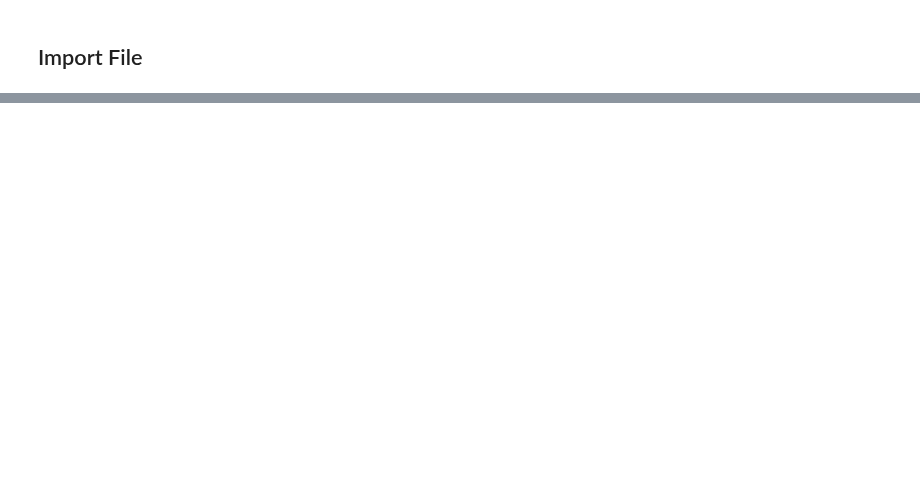
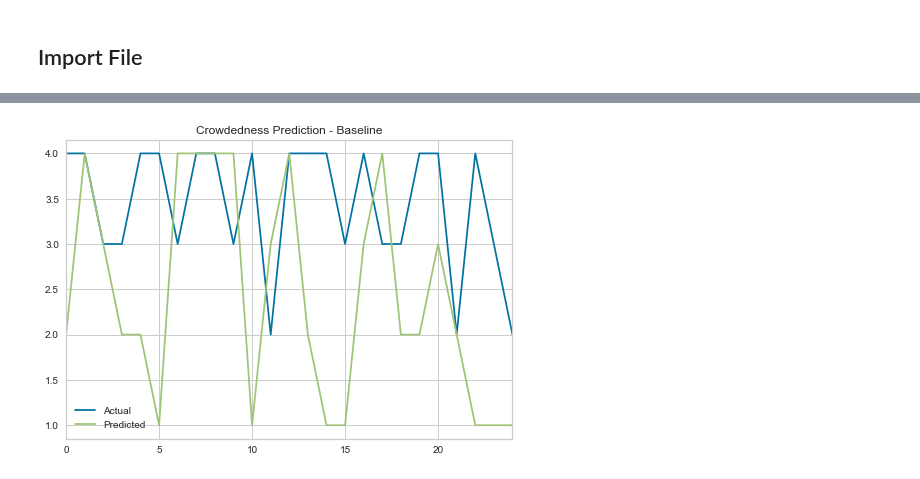
Before and after one commit to LeDon96/CrowdednessPrediction, a Jupyter notebook: Jupyter Notebooks/ClassificationModels.ipynb, the cells around one changed output, grey strips where cells are left out. Drawn from its saved outputs; the diff is of its cells as text; code cells hidden in the pictures; blank space fills up the shorter version.

Commit message:
added all the classification models
- Random clas, log reg, rfc, xgb

```diff
--- a/Jupyter Notebooks/ClassificationModels.ipynb
+++ b/Jupyter Notebooks/ClassificationModels.ipynb
@@ -29,0 +41,10 @@ full_df.head()
+# %%
+size = 0.9
+split_date = pd.Timestamp(2018, 12, 31)
+sensor = "GAWW-02"
+eval_start_date = pd.Timestamp(2019, 1, 1)
+eval_end_date = pd.Timestamp(2019, 1, 31)
+# %%
+full_df = split.clasCrowdednessCounts(full_df)
+# %%
+x_train, y_train, x_test, y_test, x_test_series, y_test_series, feature_labels = split.trainTestSplit(full_df, size, split_date, sensor)
@@ -29,0 +60,3 @@ full_df.head()
+# %%
+bas = DummyClassifier(strategy="stratified", random_state=42)
+bas.fit(x_train, y_train)
@@ -29,0 +93,12 @@ full_df.head()
+# %%
+#Time series
+time_pred_test_bas = bas.predict(x_test_series)
+
+time_pred_series_test_bas = pd.Series(time_pred_test_bas)
+time_real_series_test_bas = pd.Series(y_test_series)
+
+time_real_series_test_bas.plot(legend=True, label="Actual")
+time_pred_series_test_bas.plot(legend=True, title='Crowdedness Prediction - Baseline', label="Predicted")
+plt.show()
+# %% [output]
+[figure, added]
```
Also changed, not shown: parts of 40 cells of this notebook.
